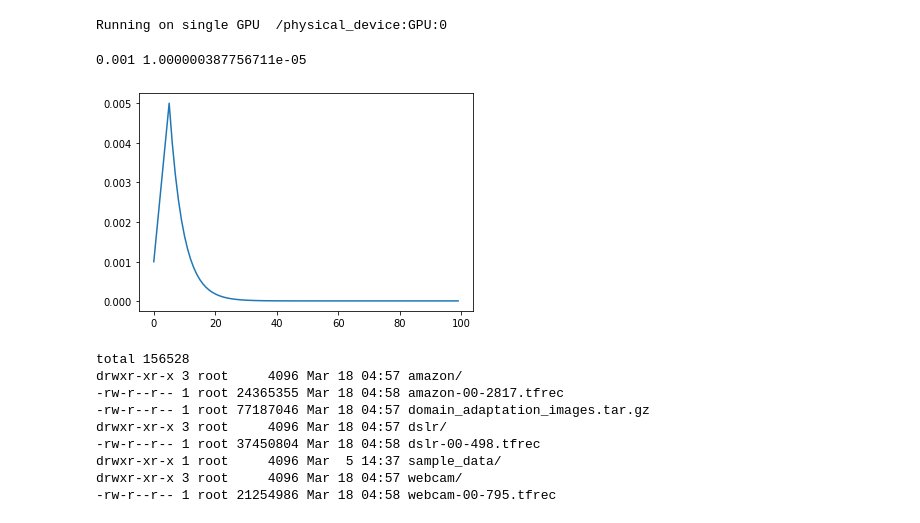
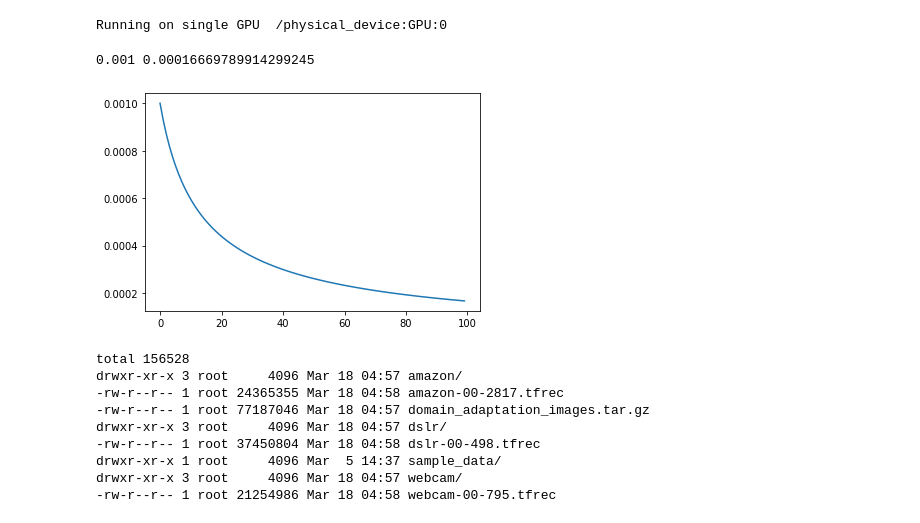
Before and after one commit to iskra3138/UDA, a Jupyter notebook: office31.ipynb, the cells around one changed output. Saved outputs shown, nothing was run; the diff lists cells and outputs as text; code cells hidden in the pictures.

```diff
--- a/office31.ipynb
+++ b/office31.ipynb
@@ -408,4 +408,19 @@ exp_decay = .8
+# %%
+def lrfn(epoch):
+    lr = start_lr * ((1+10*(epoch/EPOCHS))**-0.75)
+    return lr
+
+lr_callback = tf.keras.callbacks.LearningRateScheduler(lambda epoch: lrfn(epoch), verbose=True)
+
+rng = [i for i in range(EPOCHS)]
+y = [lrfn(x) for x in rng]
+plt.plot(rng, [lrfn(x) for x in rng])
+print(y[0], y[-1])
+# %% [output]
+0.001 0.00016669789914299245
+[figure, added]
 # %%
+'''
 def lrfn(epoch):
     def lr(epoch, start_lr, min_lr, max_lr, rampup_epochs, sustain_epochs, exp_decay):
         if epoch < rampup_epochs:
@@ -423,9 +438,7 @@ rng = [i for i in range(EPOCHS)]
 y = [lrfn(x) for x in rng]
 plt.plot(rng, [lrfn(x) for x in rng])
 print(y[0], y[-1])
+'''
-# %% [output]
-0.001 1.000000387756711e-05
-[figure, removed]
 # %%
 ll
 # %% [output]
```
Also changed, not shown: parts of 11 cells of this notebook.
